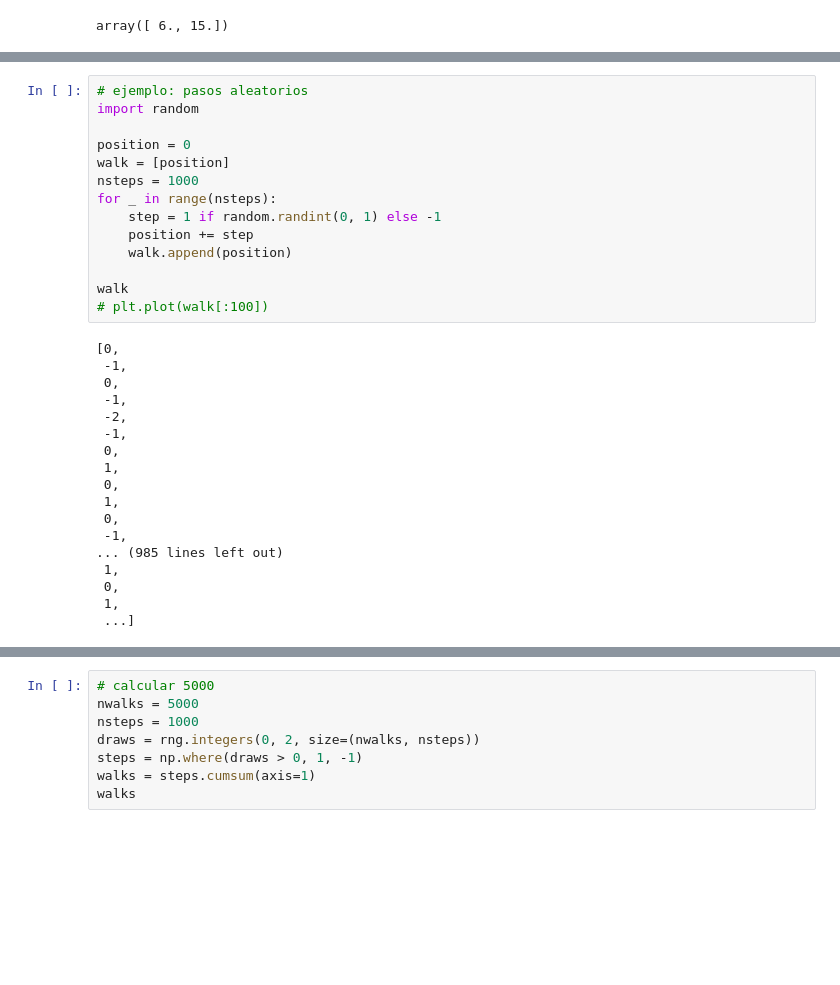
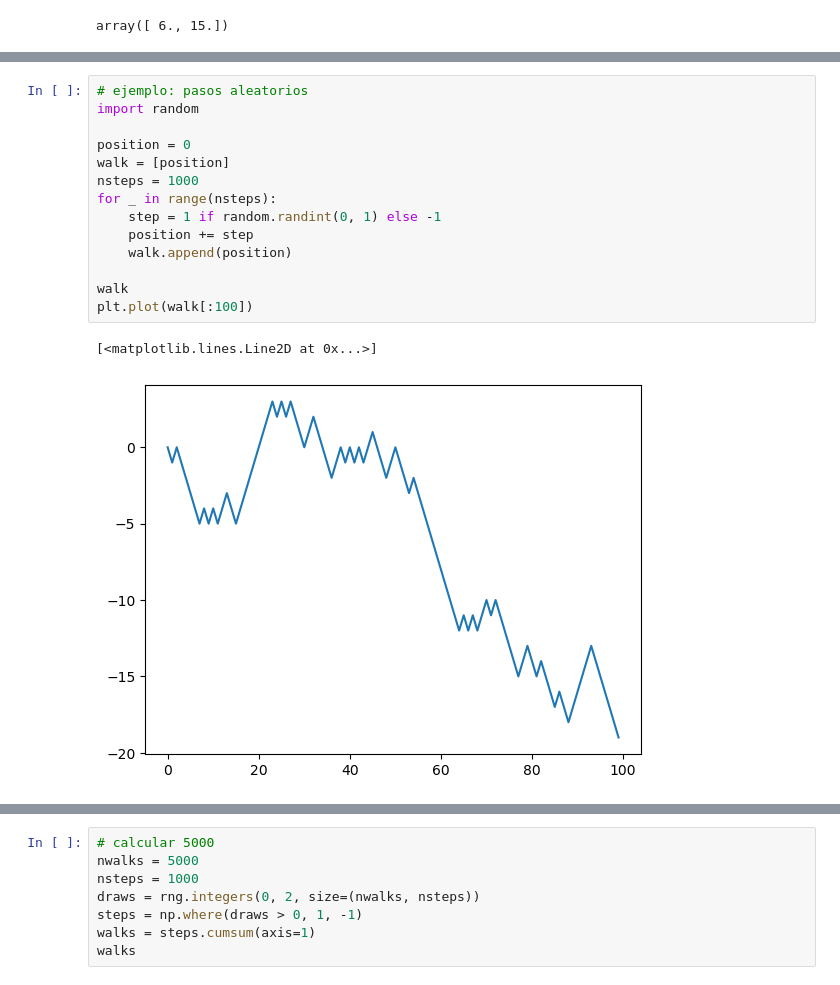
Before and after one commit to taquero-programador/Data-Analysis, a Jupyter notebook: Python for Data Analysis/chapter_04_numpy_basics/numpy_basics.ipynb, the cells around one changed output, grey strips where cells are left out. Cells and saved outputs as stored; diff of their text form; blank space fills up the shorter version.

Commit message:
fix(data04): fixed matplotlib graphics

```diff
--- a/Python for Data Analysis/chapter_04_numpy_basics/numpy_basics.ipynb
+++ b/Python for Data Analysis/chapter_04_numpy_basics/numpy_basics.ipynb
@@ -395,35 +414,20 @@ mat @ inv(mat)
 # %%
 # ejemplo: pasos aleatorios
 import random
 
 position = 0
 walk = [position]
 nsteps = 1000
 for _ in range(nsteps):
     step = 1 if random.randint(0, 1) else -1
     position += step
     walk.append(position)
 
 walk
-# plt.plot(walk[:100])
+plt.plot(walk[:100])
 # %% [output]
-[0,
- -1,
- 0,
- -1,
- -2,
- -1,
- 0,
- 1,
- 0,
- 1,
- 0,
- -1,
-... (985 lines left out)
- 1,
- 0,
- 1,
- ...]
+[<matplotlib.lines.Line2D at 0x...>]
+[figure, added]
 # %%
 # con numpy.random
 nsteps = 1000
```
Also changed, not shown: parts of 19 cells of this notebook, 2 other files.
